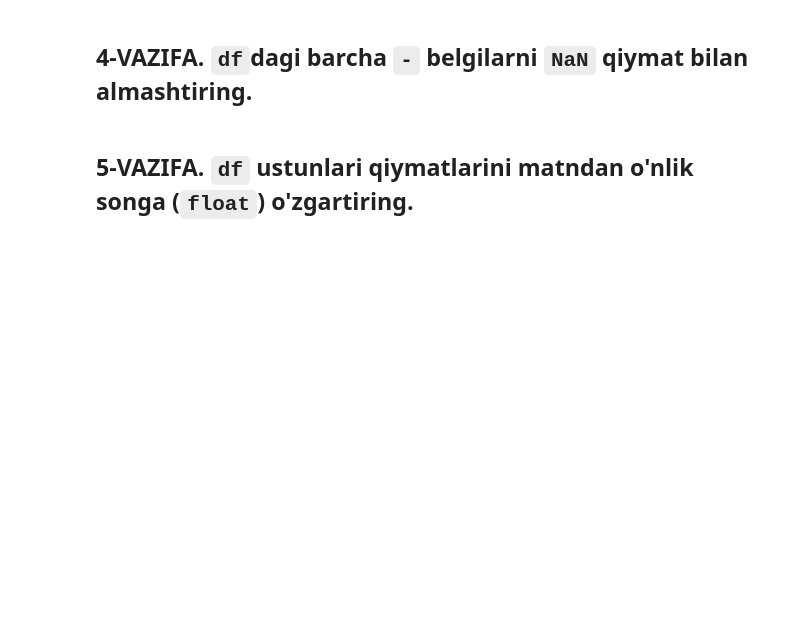
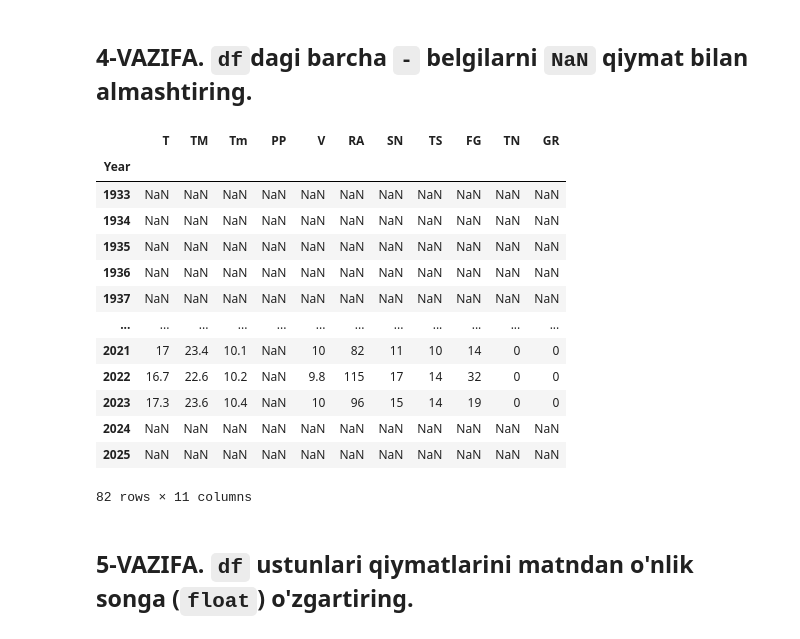
Before and after one commit to IlyasNasirov/notebook, a Jupyter notebook: 04_VISUAL_AMALIYOT_01_matplotlib.ipynb, the cells around one changed output. Saved outputs shown, nothing was run; the diff lists cells and outputs as text; code cells hidden in the pictures; blank space fills up the shorter version.

```diff
--- a/04_VISUAL_AMALIYOT_01_matplotlib.ipynb
+++ b/04_VISUAL_AMALIYOT_01_matplotlib.ipynb
@@ -102,3 +158,20 @@ memory usage: 2.9+ KB
+# %%
+df
+# %% [output]
+|  | T | TM | Tm | PP | V | RA | SN | TS | FG | TN | GR |
+| Year |  |  |  |  |  |  |  |  |  |  |  |
+| 1933 | NaN | NaN | NaN | NaN | NaN | NaN | NaN | NaN | NaN | NaN | NaN |
+| 1934 | NaN | NaN | NaN | NaN | NaN | NaN | NaN | NaN | NaN | NaN | NaN |
+| 1935 | NaN | NaN | NaN | NaN | NaN | NaN | NaN | NaN | NaN | NaN | NaN |
+| 1936 | NaN | NaN | NaN | NaN | NaN | NaN | NaN | NaN | NaN | NaN | NaN |
+| 1937 | NaN | NaN | NaN | NaN | NaN | NaN | NaN | NaN | NaN | NaN | NaN |
+| ... | ... | ... | ... | ... | ... | ... | ... | ... | ... | ... | ... |
+| 2021 | 17 | 23.4 | 10.1 | NaN | 10 | 82 | 11 | 10 | 14 | 0 | 0 |
+| 2022 | 16.7 | 22.6 | 10.2 | NaN | 9.8 | 115 | 17 | 14 | 32 | 0 | 0 |
+| 2023 | 17.3 | 23.6 | 10.4 | NaN | 10 | 96 | 15 | 14 | 19 | 0 | 0 |
+| 2024 | NaN | NaN | NaN | NaN | NaN | NaN | NaN | NaN | NaN | NaN | NaN |
+| 2025 | NaN | NaN | NaN | NaN | NaN | NaN | NaN | NaN | NaN | NaN | NaN |
+82 rows × 11 columns
 # %%
 #@title To'g'ri javob
 df = df.replace("-", np.nan)
```
Also changed, not shown: parts of 16 cells of this notebook.
